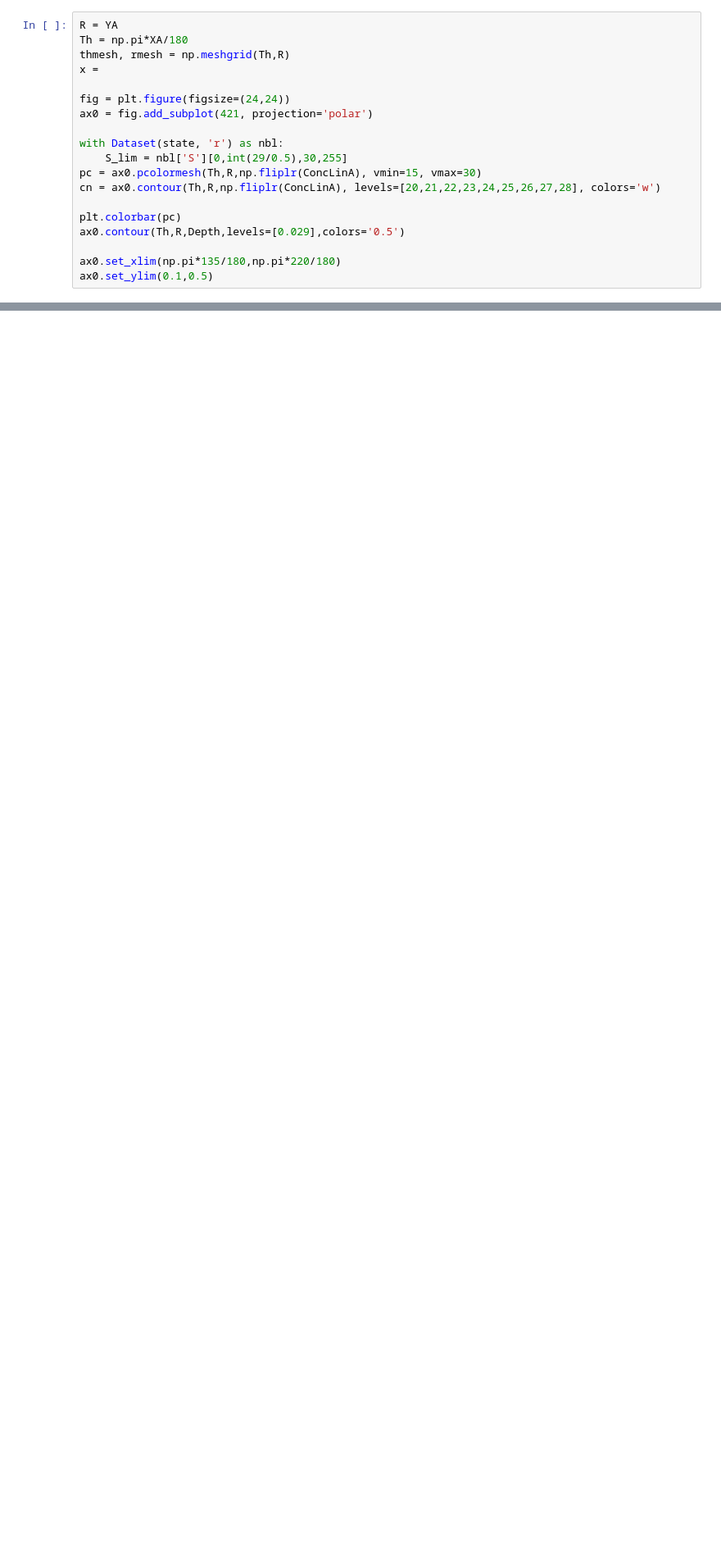
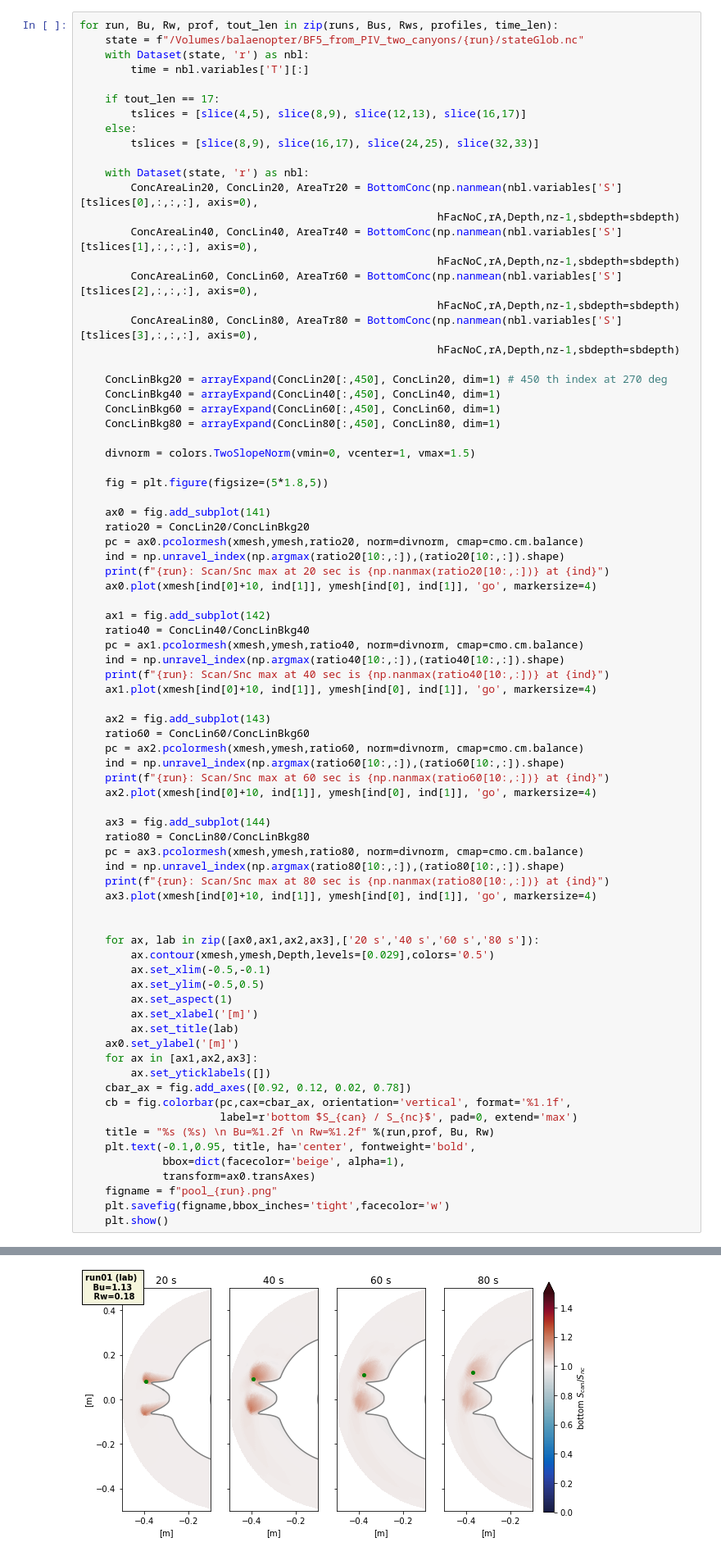
Before and after one commit to UBC-MOAD/MultipleCanyons, a Jupyter notebook: MITgcm_results/upwelled_plume_of_water.ipynb, the cells around one changed output, grey strips where cells are left out. Shown at 82% size. Drawn from its saved outputs; the diff is of its cells as text; blank space fills up the shorter version.

Commit message:
added notebooks to plot pool of upwelled salinity and bottom salinity

```diff
--- a/MITgcm_results/upwelled_plume_of_water.ipynb
+++ b/MITgcm_results/upwelled_plume_of_water.ipynb
@@ -302,19 +238,80 @@ for tt in range(len(time)):
-# %%
-R = YA
-Th = np.pi*XA/180
-thmesh, rmesh = np.meshgrid(Th,R)
-x =
-
-fig = plt.figure(figsize=(24,24))
-ax0 = fig.add_subplot(421, projection='polar')
-
-with Dataset(state, 'r') as nbl:
-    S_lim = nbl['S'][0,int(29/0.5),30,255]
-pc = ax0.pcolormesh(Th,R,np.fliplr(ConcLinA), vmin=15, vmax=30)
-cn = ax0.contour(Th,R,np.fliplr(ConcLinA), levels=[20,21,22,23,24,25,26,27,28], colors='w')
-
-plt.colorbar(pc)
-ax0.contour(Th,R,Depth,levels=[0.029],colors='0.5')
-
-ax0.set_xlim(np.pi*135/180,np.pi*220/180)
-ax0.set_ylim(0.1,0.5)
+# %%
+for run, Bu, Rw, prof, tout_len in zip(runs, Bus, Rws, profiles, time_len):
+    state = f"/Volumes/balaenopter/BF5_from_PIV_two_canyons/{run}/stateGlob.nc"
+    with Dataset(state, 'r') as nbl:
+        time = nbl.variables['T'][:]
+
+    if tout_len == 17:
+        tslices = [slice(4,5), slice(8,9), slice(12,13), slice(16,17)]
+    else:
+        tslices = [slice(8,9), slice(16,17), slice(24,25), slice(32,33)]
+
+    with Dataset(state, 'r') as nbl:
+        ConcAreaLin20, ConcLin20, AreaTr20 = BottomConc(np.nanmean(nbl.variables['S'][tslices[0],:,:,:], axis=0),
+                                                        hFacNoC,rA,Depth,nz-1,sbdepth=sbdepth)
+        ConcAreaLin40, ConcLin40, AreaTr40 = BottomConc(np.nanmean(nbl.variables['S'][tslices[1],:,:,:], axis=0),
+                                                        hFacNoC,rA,Depth,nz-1,sbdepth=sbdepth)
+        ConcAreaLin60, ConcLin60, AreaTr60 = BottomConc(np.nanmean(nbl.variables['S'][tslices[2],:,:,:], axis=0),
+                                                        hFacNoC,rA,Depth,nz-1,sbdepth=sbdepth)
+        ConcAreaLin80, ConcLin80, AreaTr80 = BottomConc(np.nanmean(nbl.variables['S'][tslices[3],:,:,:], axis=0),
+                                                        hFacNoC,rA,Depth,nz-1,sbdepth=sbdepth)
+
+    ConcLinBkg20 = arrayExpand(ConcLin20[:,450], ConcLin20, dim=1) # 450 th index at 270 deg
+    ConcLinBkg40 = arrayExpand(ConcLin40[:,450], ConcLin40, dim=1)
+    ConcLinBkg60 = arrayExpand(ConcLin60[:,450], ConcLin60, dim=1)
+    ConcLinBkg80 = arrayExpand(ConcLin80[:,450], ConcLin80, dim=1)
+
+    divnorm = colors.TwoSlopeNorm(vmin=0, vcenter=1, vmax=1.5)
+
+    fig = plt.figure(figsize=(5*1.8,5))
+
+    ax0 = fig.add_subplot(141)
+    ratio20 = ConcLin20/ConcLinBkg20
+    pc = ax0.pcolormesh(xmesh,ymesh,ratio20, norm=divnorm, cmap=cmo.cm.balance)
+    ind = np.unravel_index(np.argmax(ratio20[10:,:]),(ratio20[10:,:]).shape)
+    print(f"{run}: Scan/Snc max at 20 sec is {np.nanmax(ratio20[10:,:])} at {ind}")
+    ax0.plot(xmesh[ind[0]+10, ind[1]], ymesh[ind[0], ind[1]], 'go', markersize=4)
+
+    ax1 = fig.add_subplot(142)
+    ratio40 = ConcLin40/ConcLinBkg40
+    pc = ax1.pcolormesh(xmesh,ymesh,ratio40, norm=divnorm, cmap=cmo.cm.balance)
+    ind = np.unravel_index(np.argmax(ratio40[10:,:]),(ratio40[10:,:]).shape)
+    print(f"{run}: Scan/Snc max at 40 sec is {np.nanmax(ratio40[10:,:])} at {ind}")
+    ax1.plot(xmesh[ind[0]+10, ind[1]], ymesh[ind[0], ind[1]], 'go', markersize=4)
+
+    ax2 = fig.add_subplot(143)
+    ratio60 = ConcLin60/ConcLinBkg60
+    pc = ax2.pcolormesh(xmesh,ymesh,ratio60, norm=divnorm, cmap=cmo.cm.balance)
+    ind = np.unravel_index(np.argmax(ratio60[10:,:]),(ratio60[10:,:]).shape)
+    print(f"{run}: Scan/Snc max at 60 sec is {np.nanmax(ratio60[10:,:])} at {ind}")
+    ax2.plot(xmesh[ind[0]+10, ind[1]], ymesh[ind[0], ind[1]], 'go', markersize=4)
+
+    ax3 = fig.add_subplot(144)
+    ratio80 = ConcLin80/ConcLinBkg80
+    pc = ax3.pcolormesh(xmesh,ymesh,ratio80, norm=divnorm, cmap=cmo.cm.balance)
+    ind = np.unravel_index(np.argmax(ratio80[10:,:]),(ratio80[10:,:]).shape)
+    print(f"{run}: Scan/Snc max at 80 sec is {np.nanmax(ratio80[10:,:])} at {ind}")
+    ax3.plot(xmesh[ind[0]+10, ind[1]], ymesh[ind[0], ind[1]], 'go', markersize=4)
+
+
+    for ax, lab in zip([ax0,ax1,ax2,ax3],['20 s','40 s','60 s','80 s']):
+        ax.contour(xmesh,ymesh,Depth,levels=[0.029],colors='0.5')
+        ax.set_xlim(-0.5,-0.1)
+        ax.set_ylim(-0.5,0.5)
+        ax.set_aspect(1)
+        ax.set_xlabel('[m]')
+        ax.set_title(lab)
+    ax0.set_ylabel('[m]')
+    for ax in [ax1,ax2,ax3]:
+        ax.set_yticklabels([])
+    cbar_ax = fig.add_axes([0.92, 0.12, 0.02, 0.78])
+    cb = fig.colorbar(pc,cax=cbar_ax, orientation='vertical', format='%1.1f',
+                      label=r'bottom $S_{can} / S_{nc}$', pad=0, extend='max')
+    title = "%s (%s) \n Bu=%1.2f \n Rw=%1.2f" %(run,prof, Bu, Rw)
+    plt.text(-0.1,0.95, title, ha='center', fontweight='bold',
+             bbox=dict(facecolor='beige', alpha=1),
+             transform=ax0.transAxes)
+    figname = f"pool_{run}.png"
+    plt.savefig(figname,bbox_inches='tight',facecolor='w')
+    plt.show()
+# %% [output]
@@ -320,0 +322 @@ ax0.set_ylim(0.1,0.5)
+[figure, added]
```
Also changed, not shown: parts of 7 cells of this notebook, 3 other files.
